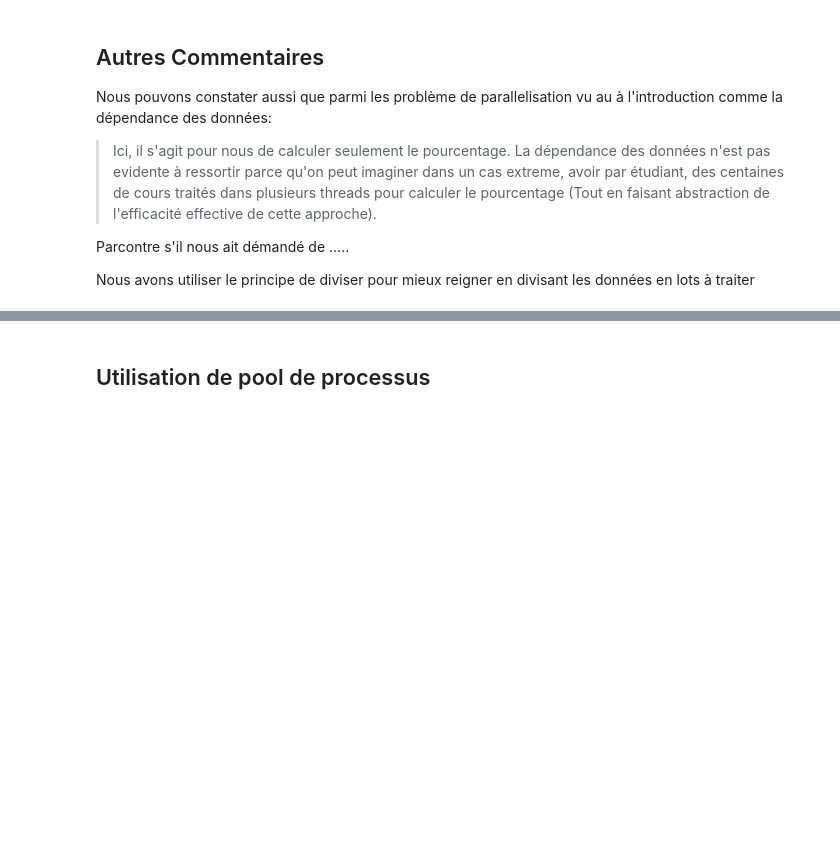
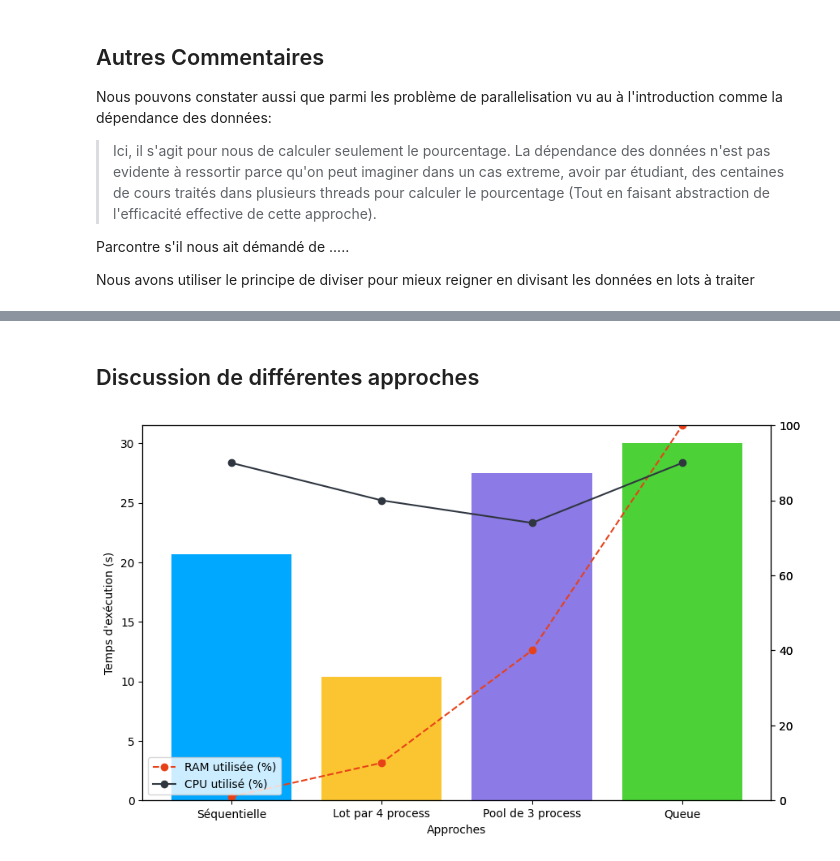
Before and after one commit to stark275/parallel-programming, a Jupyter notebook: concours.ipynb, the cells around one changed output, grey strips where cells are left out. Saved outputs shown, nothing was run; the diff lists cells and outputs as text; code cells hidden in the pictures; blank space fills up the shorter version.

```diff
--- a/concours.ipynb
+++ b/concours.ipynb
@@ -766,2 +568,45 @@ temps d'execution 0.7101891040802002 s
-# %% [markdown]
-## Utilisation de pool de processus
+# %% [markdown]
+## Discussion de différentes approches
+# %%
+import matplotlib.pyplot as plt
+
+# Données
+approches = ["Séquentielle", "Lot par 4 process", "Pool de 3 process", "Queue"]
+temps_execution = [20.69, 10.4, 27.52, 30]
+pourcentage_ram = [1, 10, 40, 100]
+moyenne_cpu = [90, 80, 74, 90]
+
+# Créer la figure et les axes
+fig, ax1 = plt.subplots(figsize=(10, 6))
+
+# Barres pour le temps d'exécution
+ax1.bar(approches, temps_execution, color=["#00a8ff", "#fbc531", "#8c7ae6", "#4cd137"])
+ax1.set_xlabel("Approches")
+ax1.set_ylabel("Temps d'exécution (s)")
+
+# Axe 2 pour le pourcentage de RAM
+ax2 = ax1.twinx()
+ax2.plot(approches, pourcentage_ram, color="#e84118", marker="o", linestyle="dashed", label="RAM utilisée (%)")
+ax2.set_ylim([0, 100])
+
+# Axe 3 pour la moyenne du CPU
+ax3 = ax1.twinx()
+ax3.plot(approches, moyenne_cpu, color="#2f3640", marker="o", linestyle="solid", label="CPU utilisé (%)")
+ax3.set_ylim([0, 100])
+
+# Définir la position des axes
+ax1.set_zorder(1)
+ax2.set_zorder(2)
+ax3.set_zorder(3)
+
+# Créer des lignes proxy pour la légende
+line1, = ax2.plot([], [], color="#e84118", marker="o", linestyle="dashed", label="RAM utilisée (%)")
+line2, = ax3.plot([], [], color="#2f3640", marker="o", linestyle="solid", label="CPU utilisé (%)")
+
+# Légende avec les lignes proxy
+plt.legend(handles=[line1, line2], loc="best")
+
+# Afficher le graphique
+plt.show()
+# %% [output]
+[figure, added]
```
Also changed, not shown: parts of 29 cells of this notebook, 3 other files.
